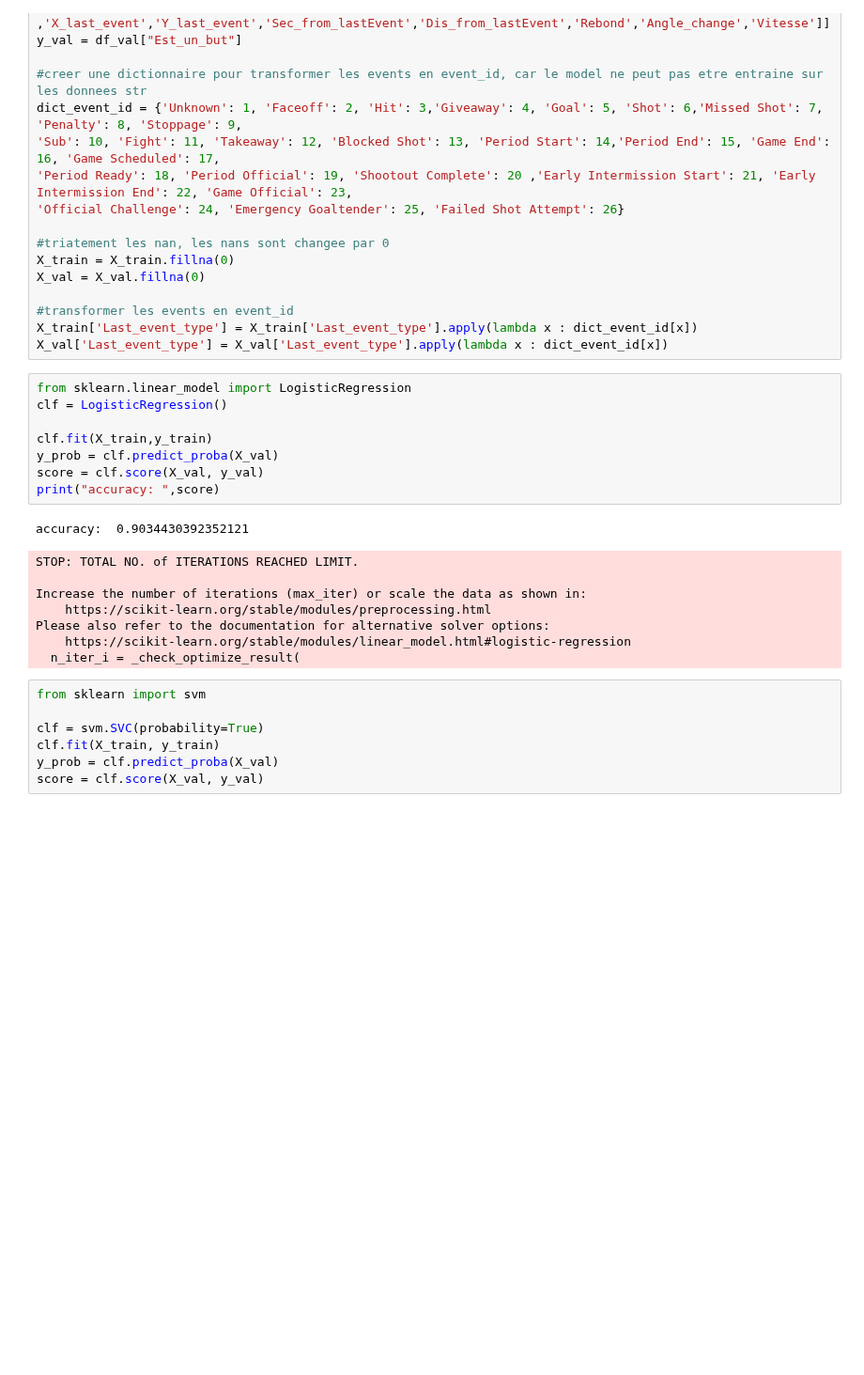
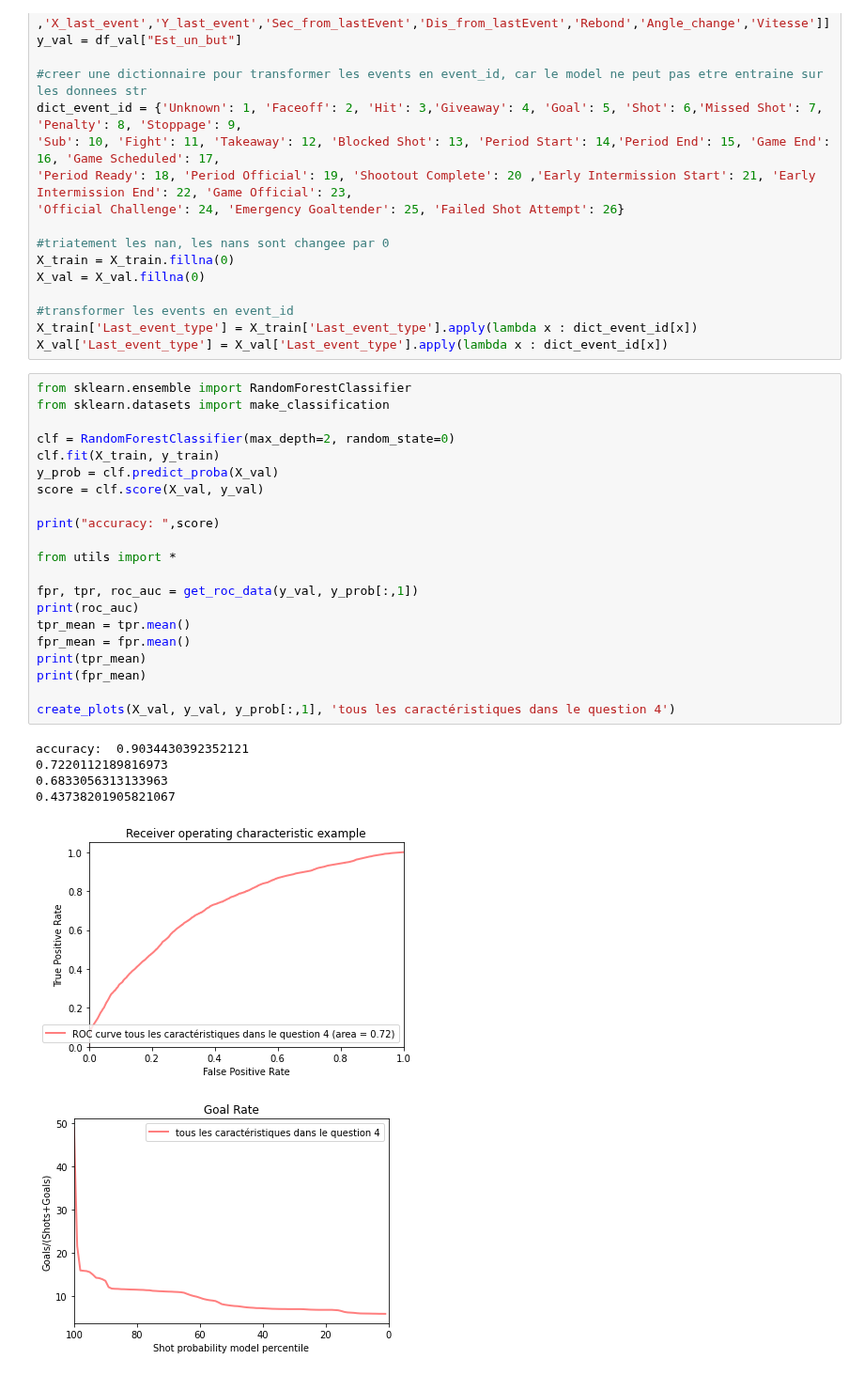
Before and after one commit to teylouniseif/ift-6758-a22, a Jupyter notebook: q_6_model_Hanrui.ipynb, the cells around one changed output. Shown at 94% size. Drawn from its saved outputs; the diff is of its cells as text; blank space fills up the shorter version.

Commit message:
q6 modele ramdom forest

```diff
--- a/q_6_model_Hanrui.ipynb
+++ b/q_6_model_Hanrui.ipynb
@@ -42,27 +40,31 @@ X_val = X_val.fillna(0)
 #transformer les events en event_id
 X_train['Last_event_type'] = X_train['Last_event_type'].apply(lambda x : dict_event_id[x])
 X_val['Last_event_type'] = X_val['Last_event_type'].apply(lambda x : dict_event_id[x])
-# %%
-from sklearn.linear_model import LogisticRegression
-clf = LogisticRegression()
-
-clf.fit(X_train,y_train)
-y_prob = clf.predict_proba(X_val)
-score = clf.score(X_val, y_val)
-print("accuracy: ",score)
-# %% [output]
-accuracy:  0.9034430392352121
-STOP: TOTAL NO. of ITERATIONS REACHED LIMIT.
-
-Increase the number of iterations (max_iter) or scale the data as shown in:
-    https://scikit-learn.org/stable/modules/preprocessing.html
-Please also refer to the documentation for alternative solver options:
-    https://scikit-learn.org/stable/modules/linear_model.html#logistic-regression
-  n_iter_i = _check_optimize_result(
-# %%
-from sklearn import svm
-
-clf = svm.SVC(probability=True)
-clf.fit(X_train, y_train)
-y_prob = clf.predict_proba(X_val)
-score = clf.score(X_val, y_val)
+# %%
+from sklearn.ensemble import RandomForestClassifier
+from sklearn.datasets import make_classification
+
+clf = RandomForestClassifier(max_depth=2, random_state=0)
+clf.fit(X_train, y_train)
+y_prob = clf.predict_proba(X_val)
+score = clf.score(X_val, y_val)
+
+print("accuracy: ",score)
+
+from utils import *
+
+fpr, tpr, roc_auc = get_roc_data(y_val, y_prob[:,1])
+print(roc_auc)
+tpr_mean = tpr.mean()
+fpr_mean = fpr.mean()
+print(tpr_mean)
+print(fpr_mean)
+
+create_plots(X_val, y_val, y_prob[:,1], 'tous les caractéristiques dans le question 4')
+# %% [output]
+accuracy:  0.9034430392352121
+0.7220112189816973
+0.6833056313133963
+0.43738201905821067
+[figure, added]
+[figure, added]
```
Also changed, not shown: parts of 4 cells of this notebook.
